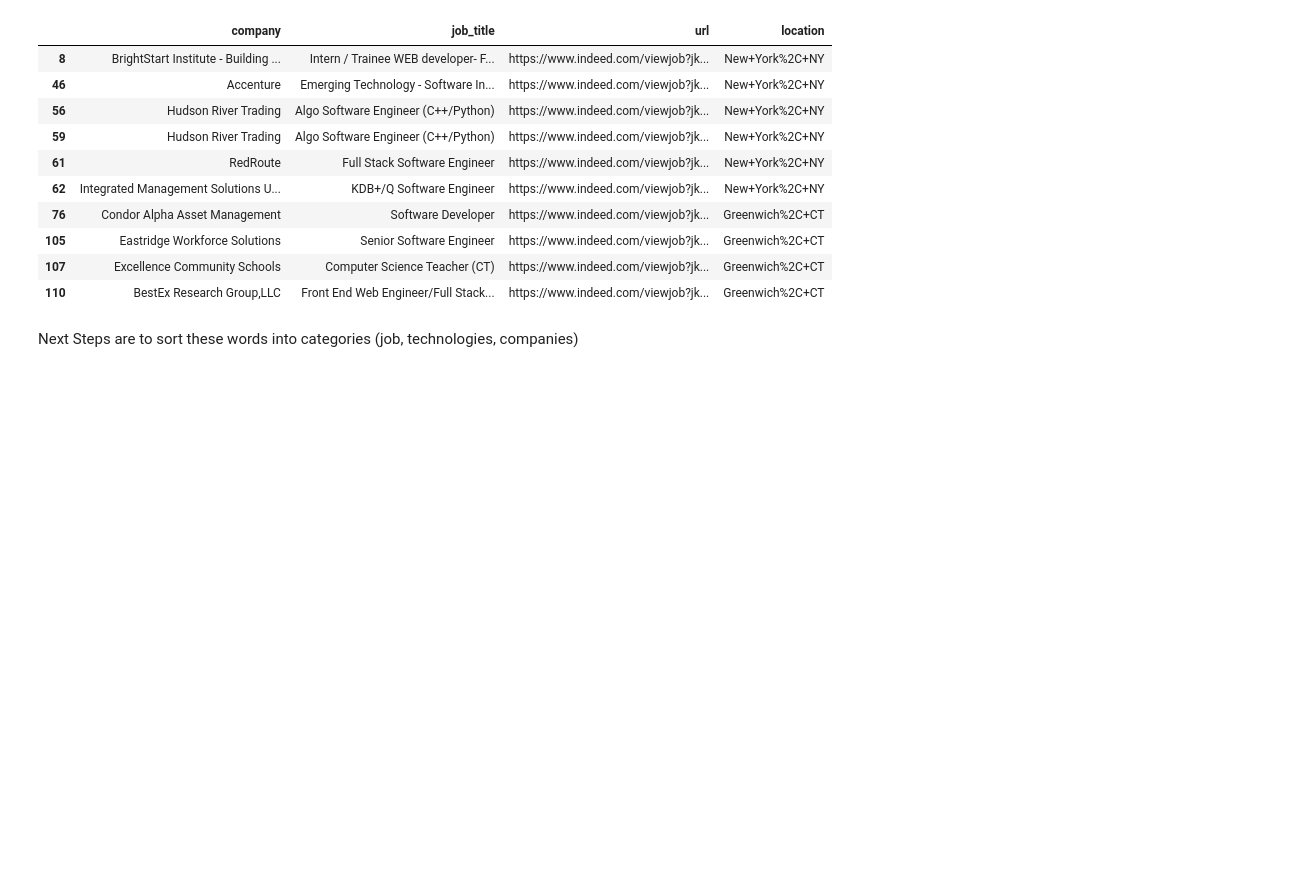
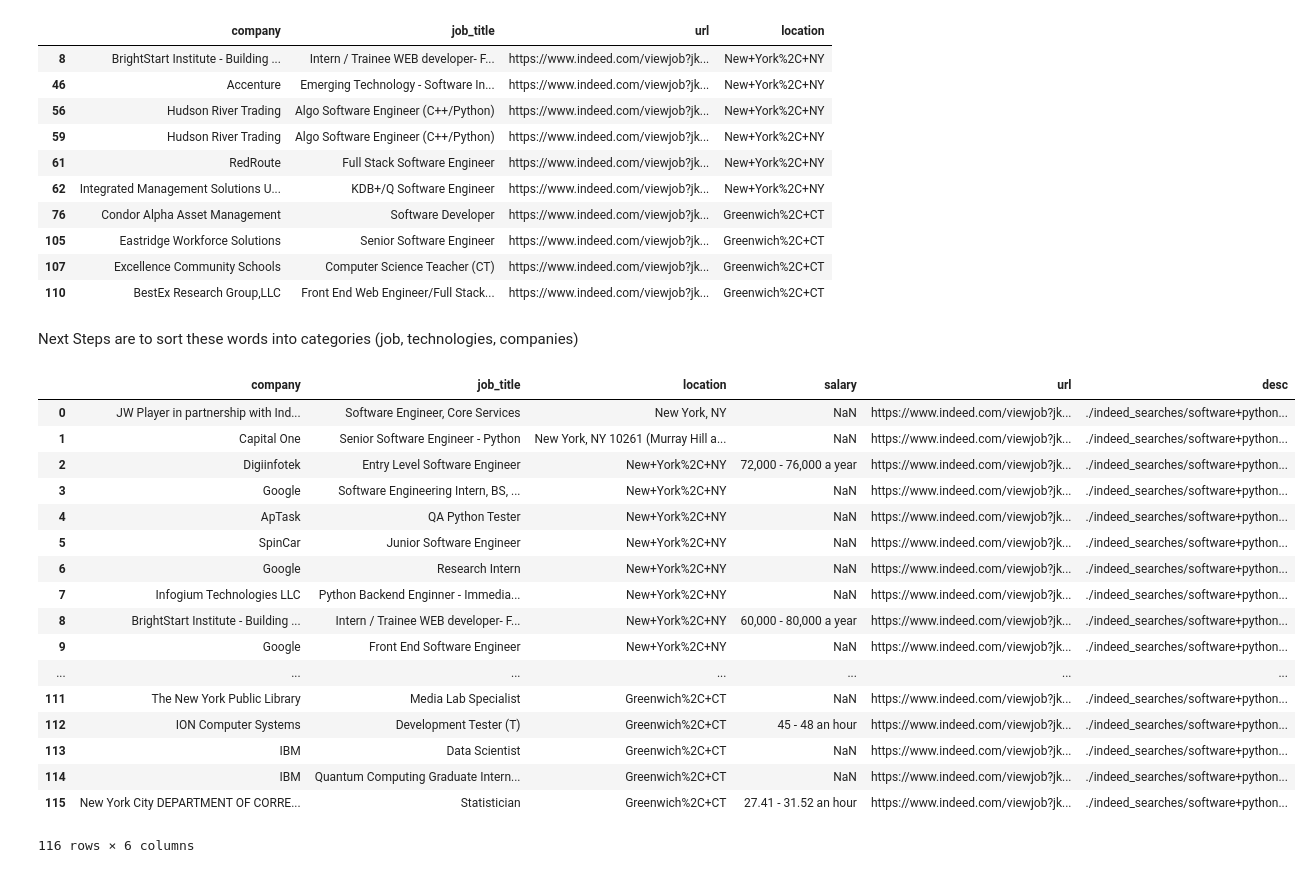
Before and after one commit to ChocoShell/career-posting-scraper, a Jupyter notebook: Indeed Scraper Updated.ipynb, the cells around one changed output. Saved outputs shown, nothing was run; the diff lists cells and outputs as text; code cells hidden in the pictures; blank space fills up the shorter version.

```diff
--- a/Indeed Scraper Updated.ipynb
+++ b/Indeed Scraper Updated.ipynb
@@ -192,3 +191,26 @@ filtered_data
 | 110 | BestEx Research Group,LLC | Front End Web Engineer/Full Stack... | https://www.indeed.com/viewjob?jk... | Greenwich%2C+CT |
 # %% [markdown]
 Next Steps are to sort these words into categories (job, technologies, companies)
+# %%
+dat = pd.read_csv('./indeed_searches/software+python-2018_11_27-022431.csv', index_col=0)
+# %%
+dat
+# %% [output]
+|  | company | job_title | location | salary | url | desc |
+| 0 | JW Player in partnership with Ind... | Software Engineer, Core Services | New York, NY | NaN | https://www.indeed.com/viewjob?jk... | ./indeed_searches/software+python... |
+| 1 | Capital One | Senior Software Engineer - Python | New York, NY 10261 (Murray Hill a... | NaN | https://www.indeed.com/viewjob?jk... | ./indeed_searches/software+python... |
+| 2 | Digiinfotek | Entry Level Software Engineer | New+York%2C+NY | 72,000 - 76,000 a year | https://www.indeed.com/viewjob?jk... | ./indeed_searches/software+python... |
+| 3 | Google | Software Engineering Intern, BS, ... | New+York%2C+NY | NaN | https://www.indeed.com/viewjob?jk... | ./indeed_searches/software+python... |
+| 4 | ApTask | QA Python Tester | New+York%2C+NY | NaN | https://www.indeed.com/viewjob?jk... | ./indeed_searches/software+python... |
+| 5 | SpinCar | Junior Software Engineer | New+York%2C+NY | NaN | https://www.indeed.com/viewjob?jk... | ./indeed_searches/software+python... |
+| 6 | Google | Research Intern | New+York%2C+NY | NaN | https://www.indeed.com/viewjob?jk... | ./indeed_searches/software+python... |
+| 7 | Infogium Technologies LLC | Python Backend Enginner - Immedia... | New+York%2C+NY | NaN | https://www.indeed.com/viewjob?jk... | ./indeed_searches/software+python... |
+| 8 | BrightStart Institute - Building ... | Intern / Trainee WEB developer- F... | New+York%2C+NY | 60,000 - 80,000 a year | https://www.indeed.com/viewjob?jk... | ./indeed_searches/software+python... |
+| 9 | Google | Front End Software Engineer | New+York%2C+NY | NaN | https://www.indeed.com/viewjob?jk... | ./indeed_searches/software+python... |
+| ... | ... | ... | ... | ... | ... | ... |
+| 111 | The New York Public Library | Media Lab Specialist | Greenwich%2C+CT | NaN | https://www.indeed.com/viewjob?jk... | ./indeed_searches/software+python... |
+| 112 | ION Computer Systems | Development Tester (T) | Greenwich%2C+CT | 45 - 48 an hour | https://www.indeed.com/viewjob?jk... | ./indeed_searches/software+python... |
+| 113 | IBM | Data Scientist | Greenwich%2C+CT | NaN | https://www.indeed.com/viewjob?jk... | ./indeed_searches/software+python... |
+| 114 | IBM | Quantum Computing Graduate Intern... | Greenwich%2C+CT | NaN | https://www.indeed.com/viewjob?jk... | ./indeed_searches/software+python... |
+| 115 | New York City DEPARTMENT OF CORRE... | Statistician | Greenwich%2C+CT | 27.41 - 31.52 an hour | https://www.indeed.com/viewjob?jk... | ./indeed_searches/software+python... |
+116 rows × 6 columns
```
Also changed, not shown: parts of 2 cells of this notebook.
